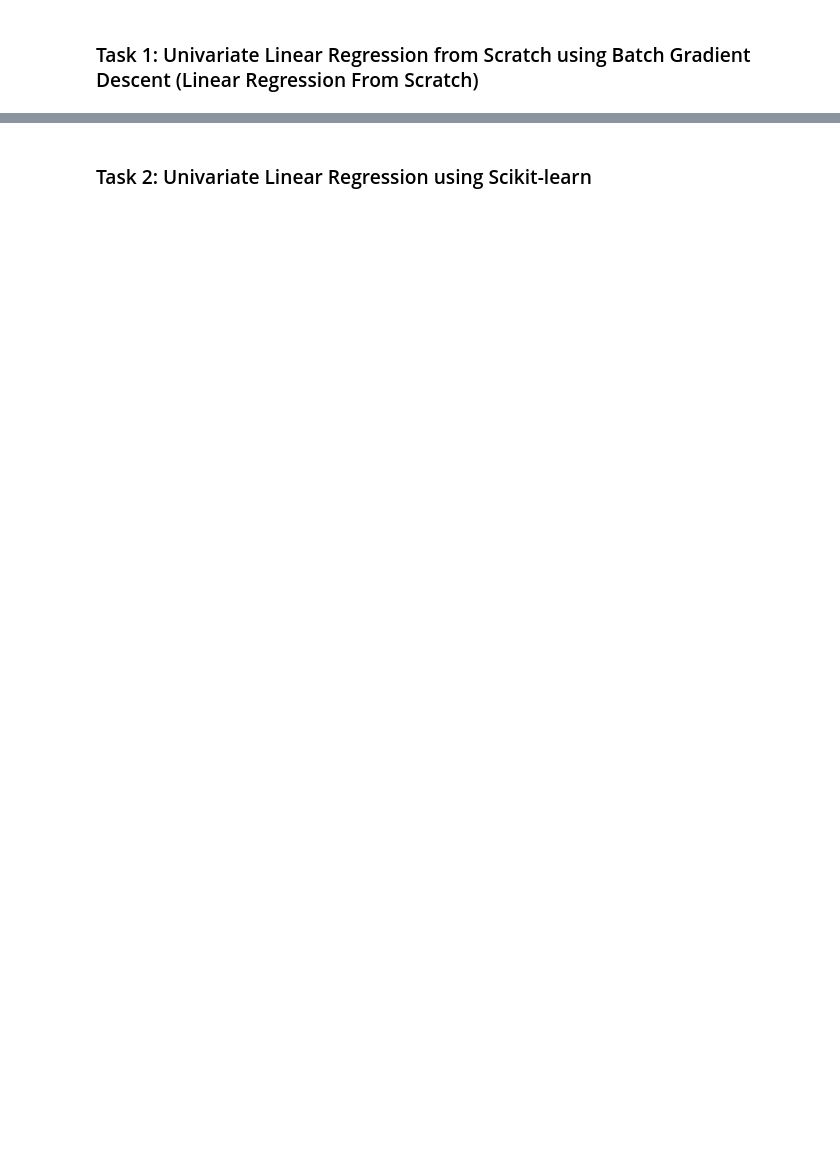
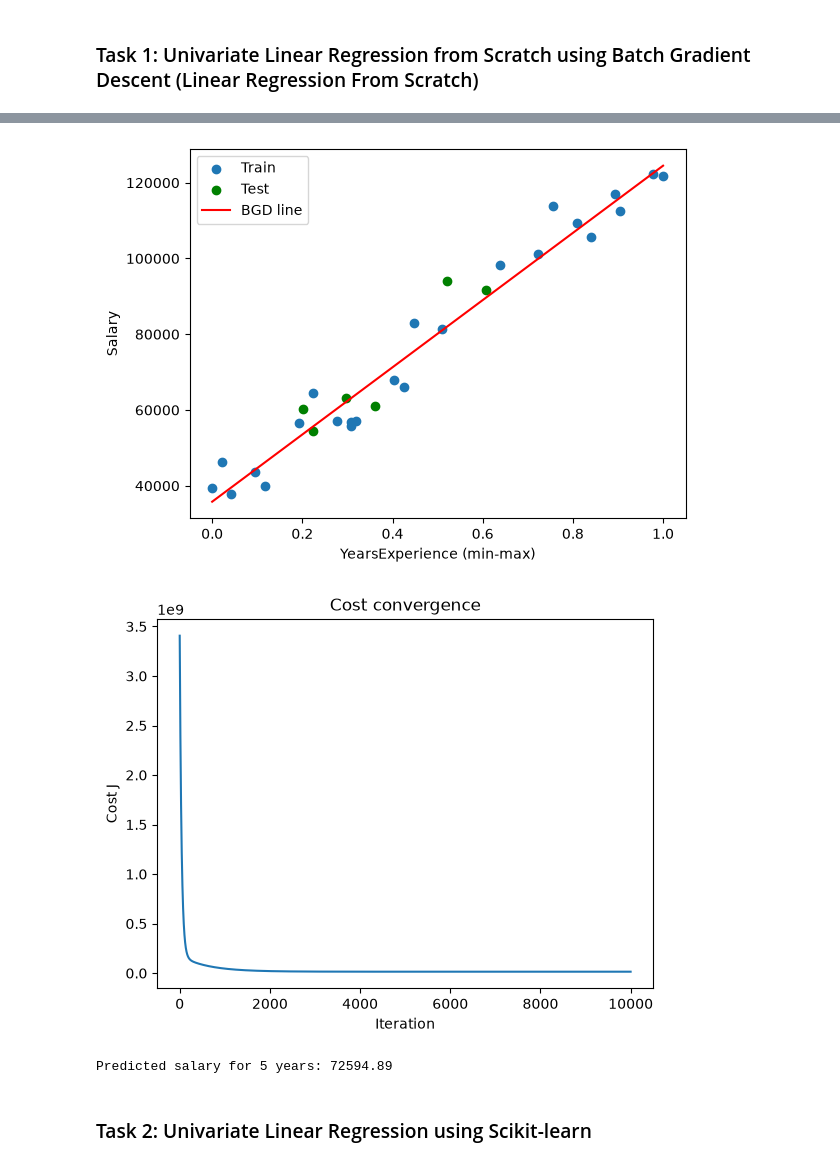
Before and after one commit to Zain-Shykh/linear-logistic-regression-gradient-descent, a Jupyter notebook: 24i3126_lab12.ipynb, the cells around one changed output, grey strips where cells are left out. Cells and saved outputs as stored; diff of their text form; code cells hidden in the pictures; blank space fills up the shorter version.

```diff
--- a/24i3126_lab12.ipynb
+++ b/24i3126_lab12.ipynb
@@ -85,0 +3,75 @@ for i in range(iterations):
+# %%
+import numpy as np
+import pandas as pd
+import matplotlib.pyplot as plt
+
+# Step 1: Load dataset
+data = pd.read_csv("data/Salary_Data.csv")
+print(data.shape); print(data.head()); print(data.isnull().sum())
+
+# Step 2: Remove missing values
+data = data.dropna()
+
+#define x
+X = data["YearsExperience"].values
+#define y
+y = data["Salary"].values
+
+# Step 3: Train-test split (80:20)
+np.random.seed(42)
+
+indices = np.random.permutation(len(X))
+split = int(0.8 * len(X))
+
+train_idx, test_idx = indices[:split], indices[split:]
+X_train, X_test = X[train_idx], X[test_idx]
+y_train, y_test = y[train_idx], y[test_idx]
+
+# Step 4: Min-Max normalization (training statistics only)
+x_min, x_max = X_train.min(), X_train.max()
+X_train = (X_train - x_min) / (x_max - x_min)
+X_test = (X_test - x_min) / (x_max - x_min)
+
+# Step 5: Initialize parameters
+m = len(X_train)
+theta0 = 0
+theta1 = 0
+alpha = 0.01
+iterations = 10000
+cost_history = []
+
+# Step 6: Batch Gradient Descent
+for i in range(iterations):
+    pred = theta0 + theta1 * X_train
+    err = pred - y_train
+    cost_history.append((err ** 2).sum() / (2 * m))
+    grad0 = err.sum() / m
+    grad1 = (err * X_train).sum() / m
+    theta0 -= alpha * grad0
+    theta1 -= alpha * grad1
+
+# Step 7: Display learned parameters
+print(f"theta0 = {theta0:.4f}, theta1 = {theta1:.4f}")
+
+# Step 8: Predict on test data
+y_pred = theta0 + theta1 * X_test
+
+# Step 9: MSE and R2 manually
+mse = np.mean((y_test - y_pred) ** 2)
+r2 = 1 - ((y_test - y_pred) ** 2).sum() / ((y_test - y_test.mean()) ** 2).sum()
+print(f"MSE = {mse:.2f}, R2 = {r2:.4f}")
+
+# Step 10: Plot regression line
+xs = np.linspace(0, 1, 100)
+plt.scatter(X_train, y_train, label="Train")
+plt.scatter(X_test, y_test, c="g", label="Test")
+plt.plot(xs, theta0 + theta1 * xs, "r", label="BGD line")
+plt.xlabel("YearsExperience (min-max)"); plt.ylabel("Salary"); plt.legend(); plt.show()
+
+# Step 11: Plot cost convergence
+plt.plot(cost_history); plt.xlabel("Iteration"); plt.ylabel("Cost J"); plt.title("Cost convergence"); plt.show()
+
+# Step 12: Predict salary for 5 years of experience
+x5 = (5 - x_min) / (x_max - x_min)
+print(f"Predicted salary for 5 years: {theta0 + theta1 * x5:.2f}")
+# %% [output]
@@ -86,2 +90,5 @@ for i in range(iterations):
+[figure, added]
+[figure, added]
+Predicted salary for 5 years: 72594.89
 # %% [markdown]
 ### Task 2: Univariate Linear Regression using Scikit-learn
```
Also changed, not shown: parts of 13 cells of this notebook.
